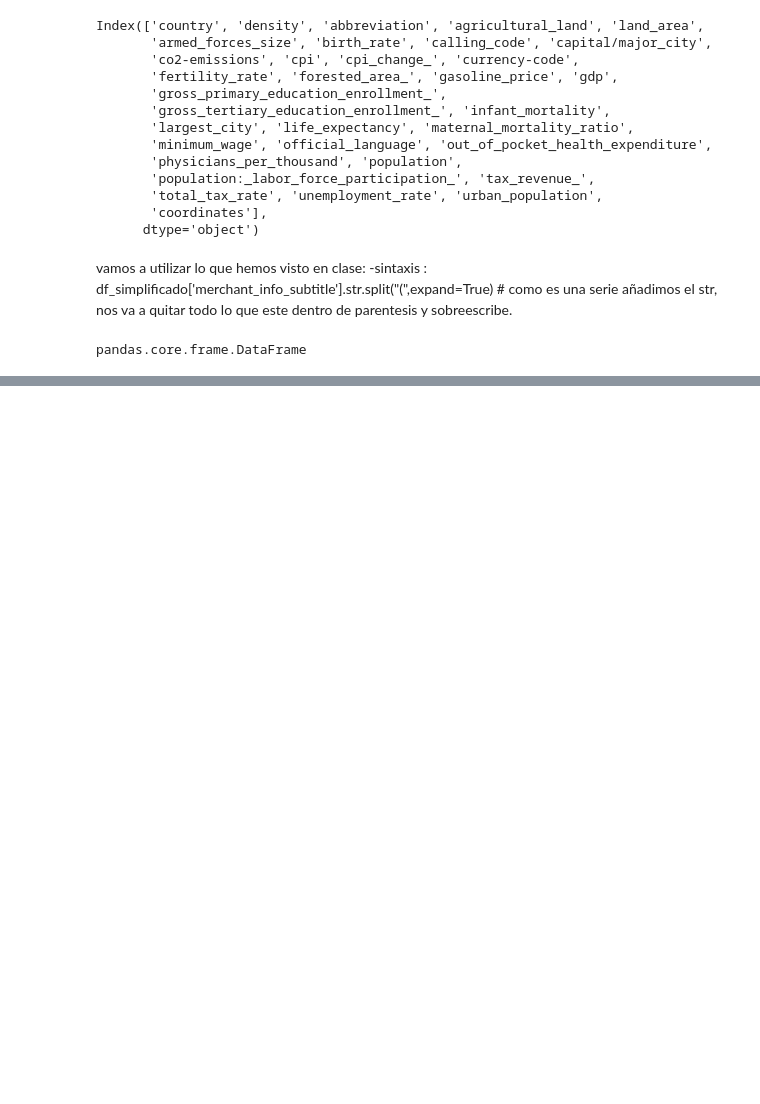
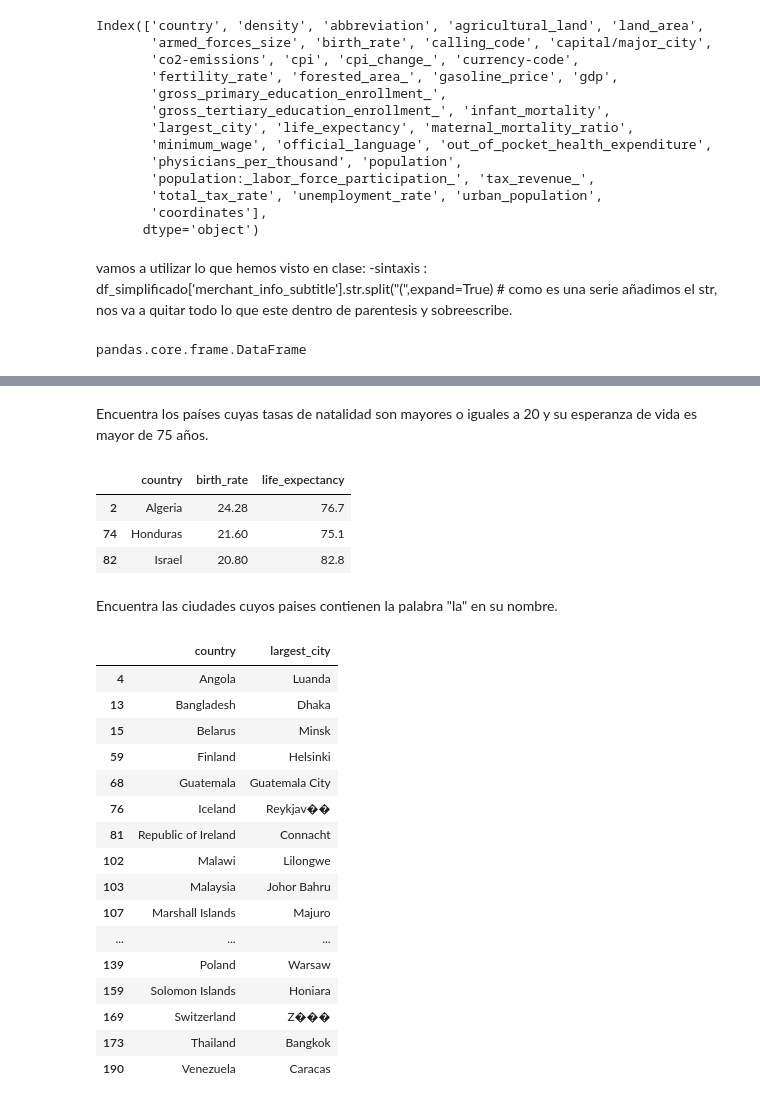
Before and after one commit to sara-arranz/pair_crisysara_mod3, a Jupyter notebook: pair_union.ipynb, the cells around one changed output, grey strips where cells are left out. Cells and saved outputs as stored; diff of their text form; code cells hidden in the pictures; blank space fills up the shorter version.

Commit message:
completo ejercicios union

```diff
--- a/pair_union.ipynb
+++ b/pair_union.ipynb
@@ -283,0 +317,5 @@ pandas.core.frame.DataFrame
+# %%
+columnas_modificar = ['unemployment_rate', 'total_tax_rate', 'tax_revenue', 'population:_labor_force_participation', 'out_of_pocket_health_expenditure', 'gross_tertiary_education_enrollment','gross_primary_education_enrollment', 'forested_area', 'cpi_change', 'agricultural_land']
+# %%
+for column in columnas_modificar:
+    df_union[column] = df_union[column].str.replace('%', '', regex=False)  # Eliminar '%'
@@ -283,0 +331,5 @@ pandas.core.frame.DataFrame
+# %%
+columnas_modificar2 = ['gasoline_price', 'gdp', 'minimum_wage']
+# %%
+for column in columnas_modificar2:
+    df_union[column] = df_union[column].str.replace('$', '', regex=False)  # Eliminar '$'
@@ -283,0 +384,35 @@ pandas.core.frame.DataFrame
+# %% [markdown]
+Encuentra los países cuyas tasas de natalidad son mayores o iguales a 20 y su esperanza de vida es mayor de 75 años.
+# %%
+natalidad = df_union[(df_union['birth_rate'] >= 20) & (df_union['life_expectancy'] > 75)]
+resultado2= natalidad[['country','birth_rate','life_expectancy']]
+display(resultado2)
+# %% [output]
+|  | country | birth_rate | life_expectancy |
+| 2 | Algeria | 24.28 | 76.7 |
+| 74 | Honduras | 21.60 | 75.1 |
+| 82 | Israel | 20.80 | 82.8 |
+# %% [markdown]
+Encuentra las ciudades cuyos paises contienen la palabra "la" en su nombre.
+# %%
+paises_filtrado = df_union[(df_union['country'].str.contains('la'))]
+resultado3 = paises_filtrado[['country', 'largest_city']]
+display(resultado3)
+# %% [output]
+|  | country | largest_city |
+| 4 | Angola | Luanda |
+| 13 | Bangladesh | Dhaka |
+| 15 | Belarus | Minsk |
+| 59 | Finland | Helsinki |
+| 68 | Guatemala | Guatemala City |
+| 76 | Iceland | Reykjav�� |
+| 81 | Republic of Ireland | Connacht |
+| 102 | Malawi | Lilongwe |
+| 103 | Malaysia | Johor Bahru |
+| 107 | Marshall Islands | Majuro |
+| ... | ... | ... |
+| 139 | Poland | Warsaw |
+| 159 | Solomon Islands | Honiara |
+| 169 | Switzerland | Z��� |
+| 173 | Thailand | Bangkok |
+| 190 | Venezuela | Caracas |
```
Also changed, not shown: parts of 37 cells of this notebook, 3 other files.
